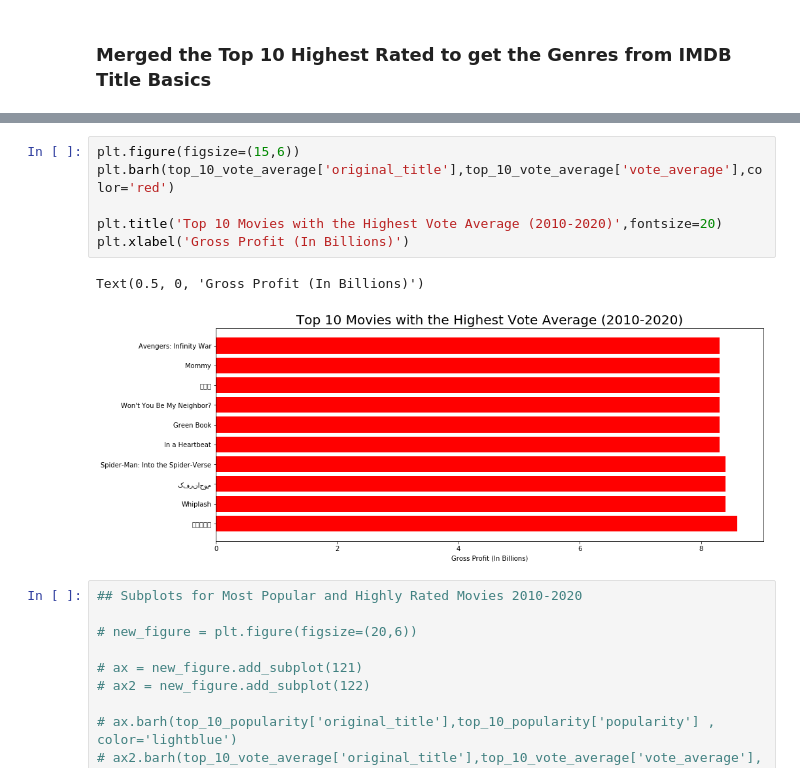
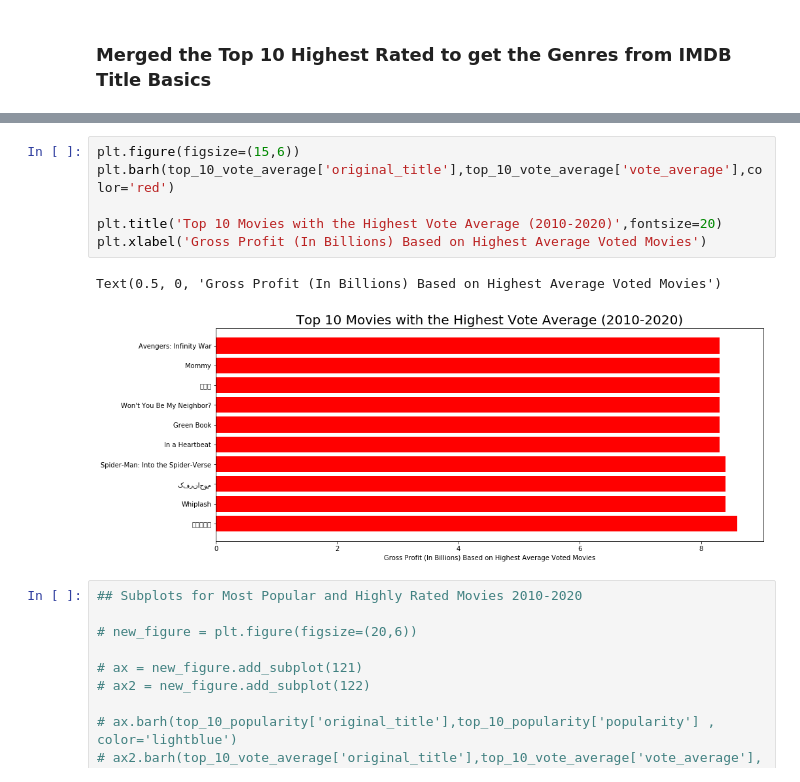
Before and after one commit to edwardcheng22/Flatiron-Projects, a Jupyter notebook: final_version/Q2 & Q3.ipynb, the cells around one changed output, grey strips where cells are left out. Drawn from its saved outputs; the diff is of its cells as text.

```diff
--- a/final_version/Q2 & Q3.ipynb
+++ b/final_version/Q2 & Q3.ipynb
@@ -206,12 +208,12 @@ top_10_voteaverage_genre
 # %%
 plt.figure(figsize=(15,6))
 plt.barh(top_10_vote_average['original_title'],top_10_vote_average['vote_average'],color='red')
 
 plt.title('Top 10 Movies with the Highest Vote Average (2010-2020)',fontsize=20)
-plt.xlabel('Gross Profit (In Billions)')
+plt.xlabel('Gross Profit (In Billions) Based on Highest Average Voted Movies')
 # %% [output]
-Text(0.5, 0, 'Gross Profit (In Billions)')
+Text(0.5, 0, 'Gross Profit (In Billions) Based on Highest Average Voted Movies')
-[figure, old version]
+[figure, new version]
 # %%
 ## Subplots for Most Popular and Highly Rated Movies 2010-2020
 
```
Also changed, not shown: parts of 16 cells of this notebook.
